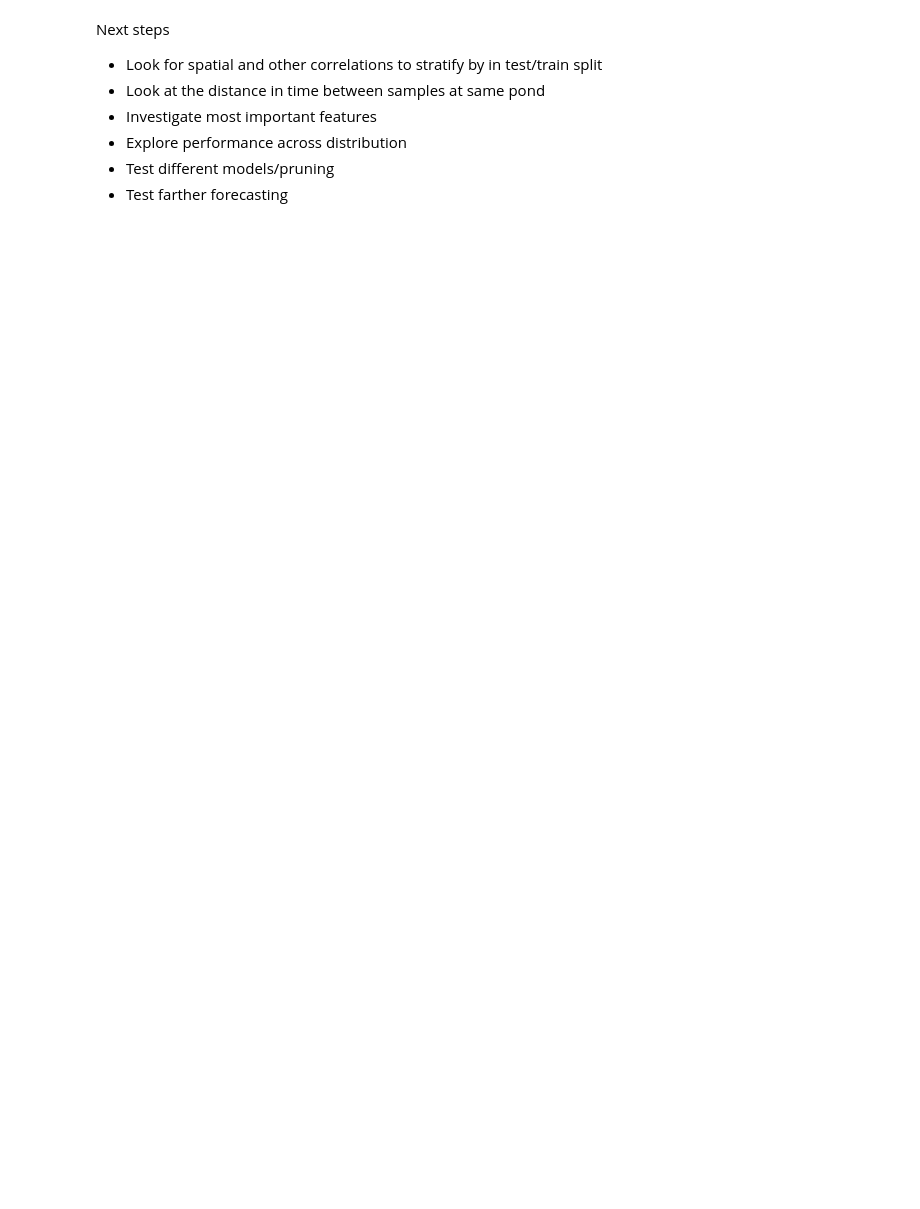
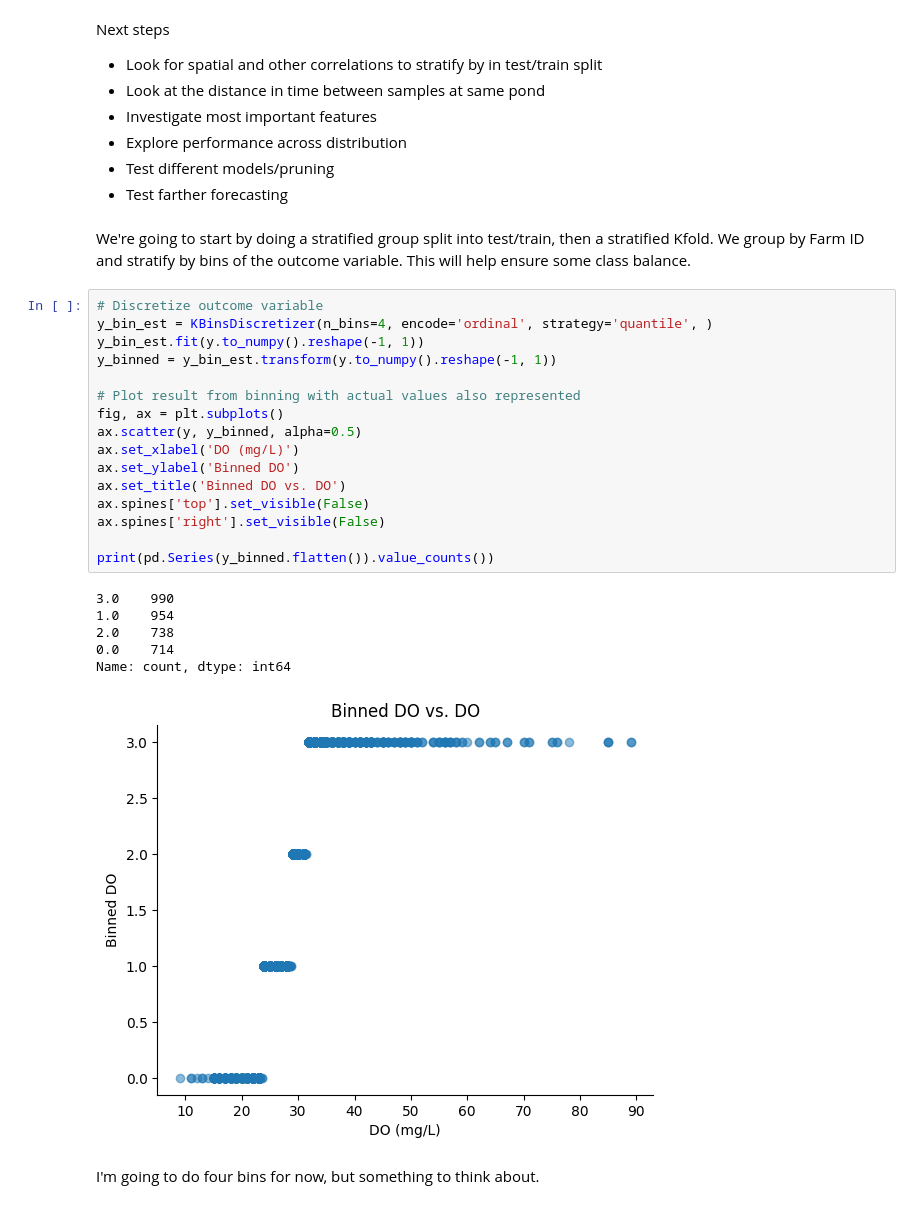
Before and after one commit to fish-welfare-initiative/fwi-predict, a Jupyter notebook: notebooks/7 test_prediction.ipynb, the cells around one changed output. Saved outputs shown, nothing was run; the diff lists cells and outputs as text; blank space fills up the shorter version.

```diff
--- a/notebooks/7 test_prediction.ipynb
+++ b/notebooks/7 test_prediction.ipynb
@@ -196,3 +205,30 @@ Next steps
 - Explore performance across distribution
 - Test different models/pruning
 - Test farther forecasting
+# %% [markdown]
+We're going to start by doing a stratified group split into test/train, then a stratified Kfold. We group by Farm ID and stratify by bins of the outcome variable. This will help ensure some class balance.
+# %%
+# Discretize outcome variable
+y_bin_est = KBinsDiscretizer(n_bins=4, encode='ordinal', strategy='quantile', )
+y_bin_est.fit(y.to_numpy().reshape(-1, 1))
+y_binned = y_bin_est.transform(y.to_numpy().reshape(-1, 1))
+
+# Plot result from binning with actual values also represented
+fig, ax = plt.subplots()
+ax.scatter(y, y_binned, alpha=0.5)
+ax.set_xlabel('DO (mg/L)')
+ax.set_ylabel('Binned DO')
+ax.set_title('Binned DO vs. DO')
+ax.spines['top'].set_visible(False)
+ax.spines['right'].set_visible(False)
+
+print(pd.Series(y_binned.flatten()).value_counts())
+# %% [output]
+3.0    990
+1.0    954
+2.0    738
+0.0    714
+Name: count, dtype: int64
+[figure, added]
+# %% [markdown]
+I'm going to do four bins for now, but something to think about.
```
Also changed, not shown: parts of 52 cells of this notebook, 10 other files.
